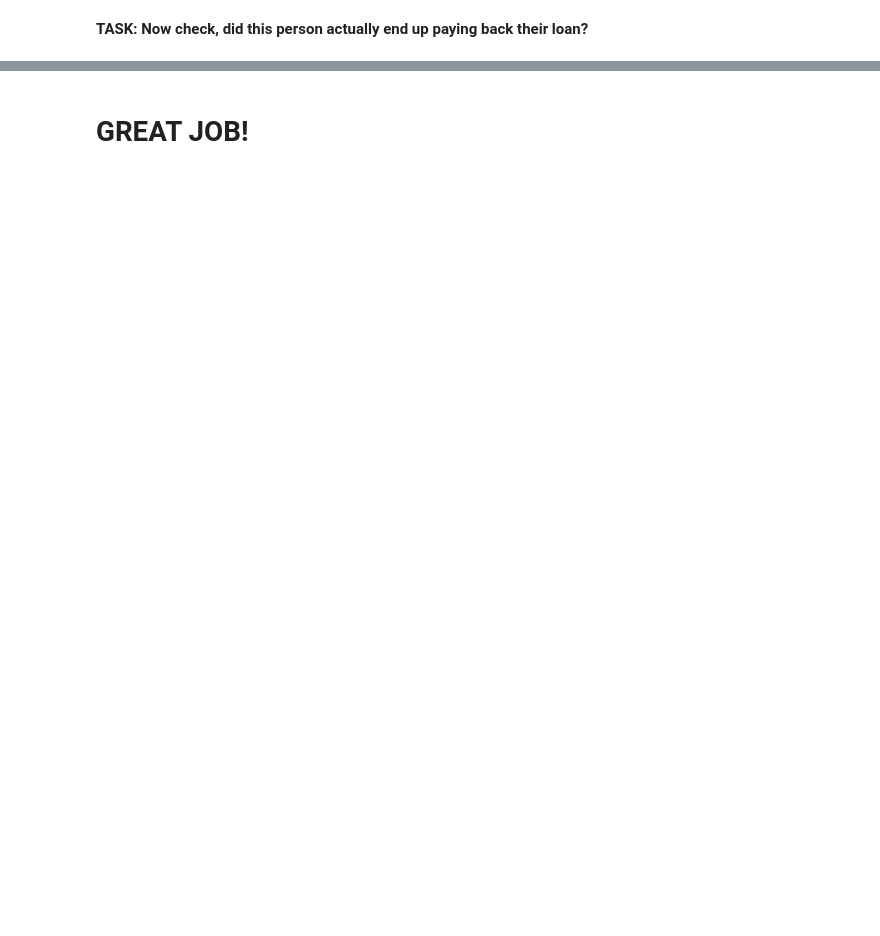
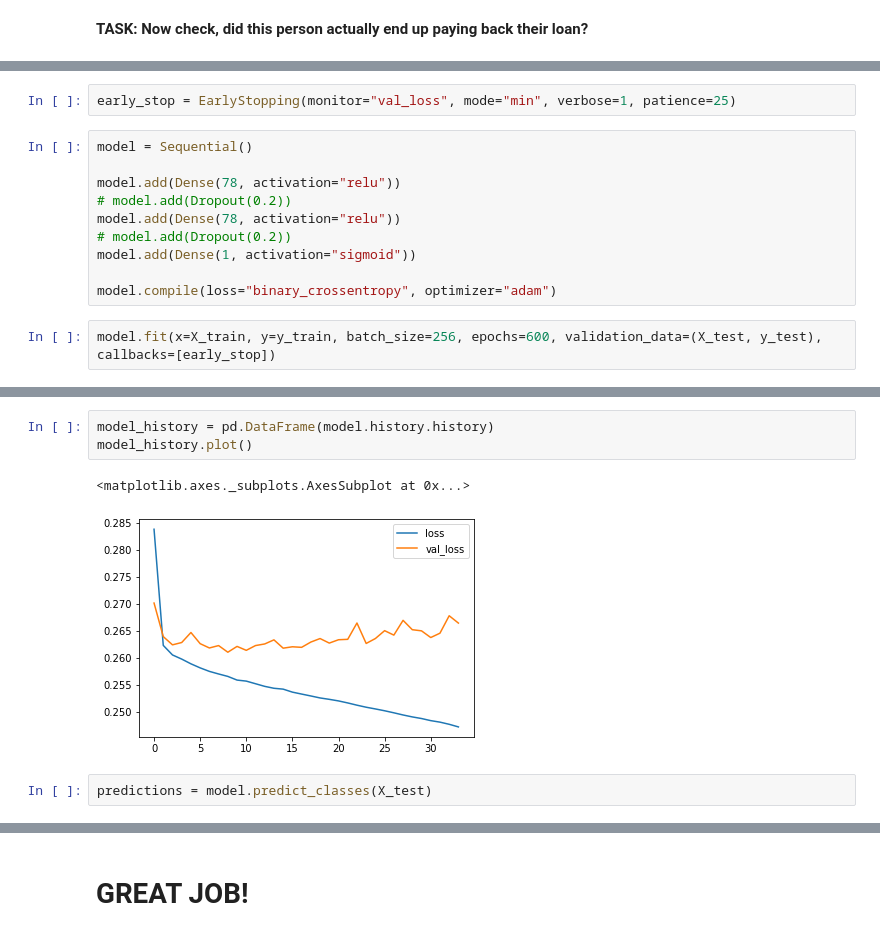
Before and after one commit to JaimePazLopes/Tensorflow-2-and-Keras, a Jupyter notebook: ANN/Keras Project Exercise.ipynb, the cells around one changed output, grey strips where cells are left out. Drawn from its saved outputs; the diff is of its cells as text; blank space fills up the shorter version.

```diff
--- a/ANN/Keras Project Exercise.ipynb
+++ b/ANN/Keras Project Exercise.ipynb
@@ -1389,0 +1191,14 @@ array([[1]])
+# %%
+early_stop = EarlyStopping(monitor="val_loss", mode="min", verbose=1, patience=25)
+# %%
+model = Sequential()
+
+model.add(Dense(78, activation="relu"))
+# model.add(Dropout(0.2))
+model.add(Dense(78, activation="relu"))
+# model.add(Dropout(0.2))
+model.add(Dense(1, activation="sigmoid"))
+
+model.compile(loss="binary_crossentropy", optimizer="adam")
+# %%
+model.fit(x=X_train, y=y_train, batch_size=256, epochs=600, validation_data=(X_test, y_test), callbacks=[early_stop])
@@ -1389,0 +1224,8 @@ array([[1]])
+# %%
+model_history = pd.DataFrame(model.history.history)
+model_history.plot()
+# %% [output]
+<matplotlib.axes._subplots.AxesSubplot at 0x...>
+[figure, added]
+# %%
+predictions = model.predict_classes(X_test)
```
Also changed, not shown: parts of 118 cells of this notebook.
